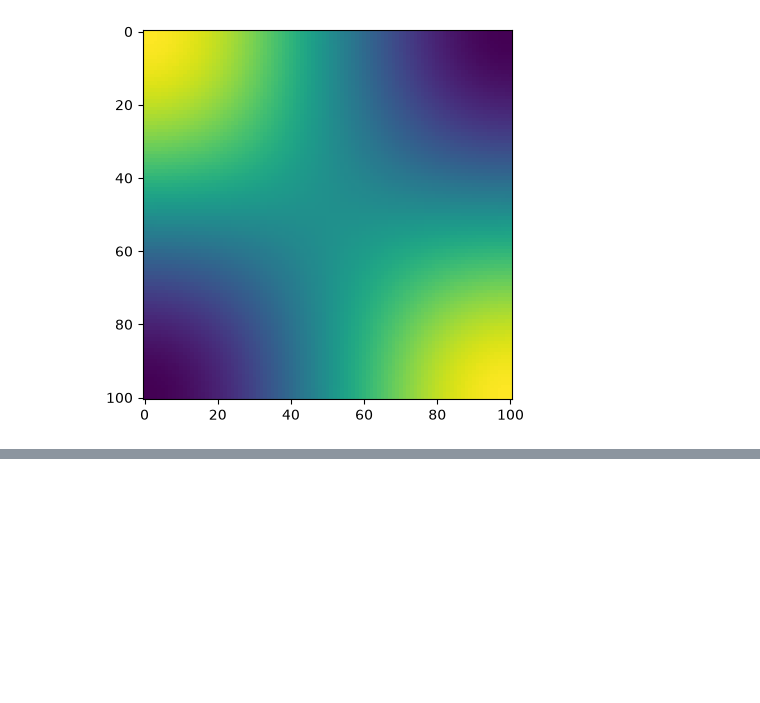
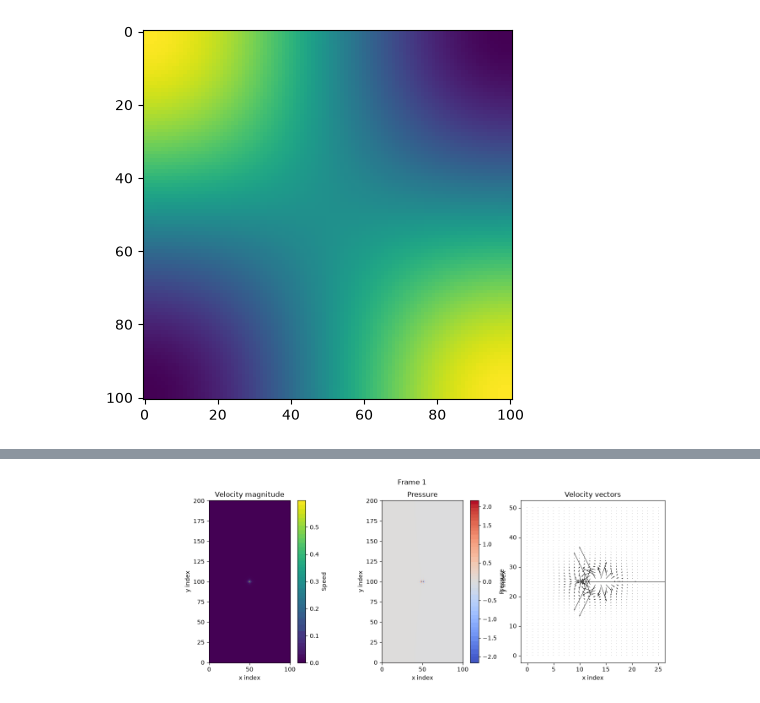
Before and after one commit to mfrans1/VloeiStof, a Jupyter notebook: showcase.ipynb, the cells around one changed output, grey strips where cells are left out. Drawn from its saved outputs; the diff is of its cells as text; code cells hidden in the pictures; blank space fills up the shorter version.

```diff
--- a/showcase.ipynb
+++ b/showcase.ipynb
@@ -108,0 +109,76 @@ velocity residual = 0.010338169627474147
+# %%
+from matplotlib.animation import FuncAnimation, PillowWriter
+from IPython.display import Image, display
+from pathlib import Path
+import matplotlib.pyplot as plt
+import numpy as np
+
+fig, ax = plt.subplots(1, 3, figsize=(15, 5))
+
+s = snapshots[0]
+speed = np.hypot(s["u"], s["v"])
+stride = 4
+
+im1 = ax[0].imshow(speed.T, origin="lower", animated=True)
+ax[0].set_title("Velocity magnitude")
+fig.colorbar(im1, ax=ax[0], label="Speed")
+
+im2 = ax[1].imshow(s["p"].T, origin="lower", cmap="coolwarm", animated=True)
+ax[1].set_title("Pressure")
+fig.colorbar(im2, ax=ax[1], label="Pressure")
+
+q = ax[2].quiver(
+    s["u"][::stride, ::stride].T,
+    s["v"][::stride, ::stride].T,
+)
+ax[2].set_title("Velocity vectors")
+
+title = fig.suptitle("")
+
+# Consistent colour scales across frames
+speed_max = max(np.hypot(s["u"], s["v"]).max() for s in snapshots)
+p_min = min(s["p"].min() for s in snapshots)
+p_max = max(s["p"].max() for s in snapshots)
+
+im1.set_clim(0, max(speed_max, 1e-12))
+im2.set_clim(p_min, p_max if p_max > p_min else p_min + 1e-12)
+
+for a in ax:
+    a.set_xlabel("x index")
+    a.set_ylabel("y index")
+
+def update(i):
+    s = snapshots[i]
+    speed = np.hypot(s["u"], s["v"])
+
+    im1.set_data(speed.T)
+    im2.set_data(s["p"].T)
+
+    q.set_UVC(
+        s["u"][::stride, ::stride].T,
+        s["v"][::stride, ::stride].T,
+    )
+
+    t = s["t"]
+    title.set_text(
+        f"Navier–Stokes solution | t = {t:.4f}"
+        if t is not None else f"Frame {i + 1}"
+    )
+
+    return im1, im2, q, title
+
+ani = FuncAnimation(
+    fig,
+    update,
+    frames=len(snapshots),
+    interval=100,
+    blit=False,
+)
+
+gif_path = Path("./output/navier_stokes.gif")
+ani.save(gif_path, writer=PillowWriter(fps=10))
+plt.close(fig)
+
+display(Image(filename=str(gif_path)))
+# %% [output]
+[figure, added]
```
Also changed, not shown: parts of 1 cell of this notebook, 1 other file.
